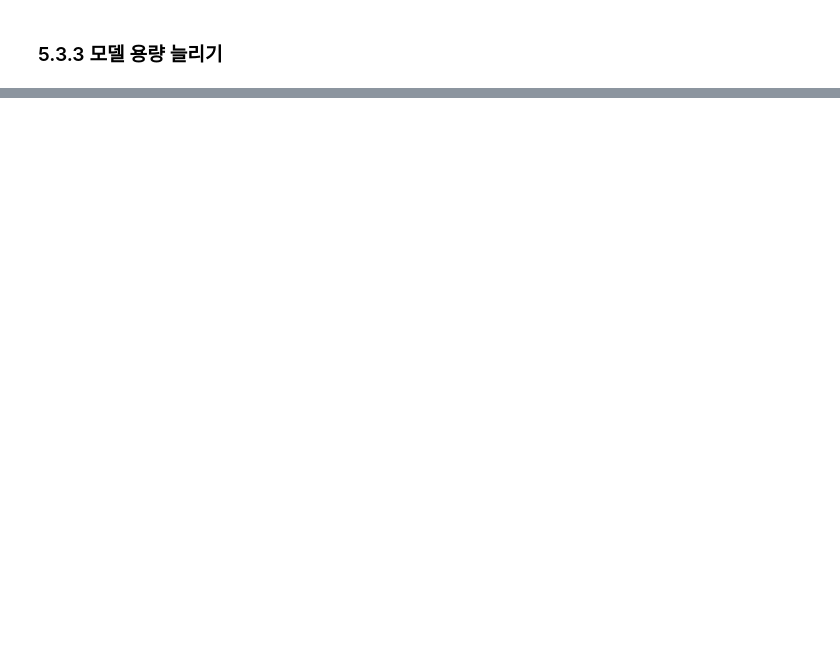
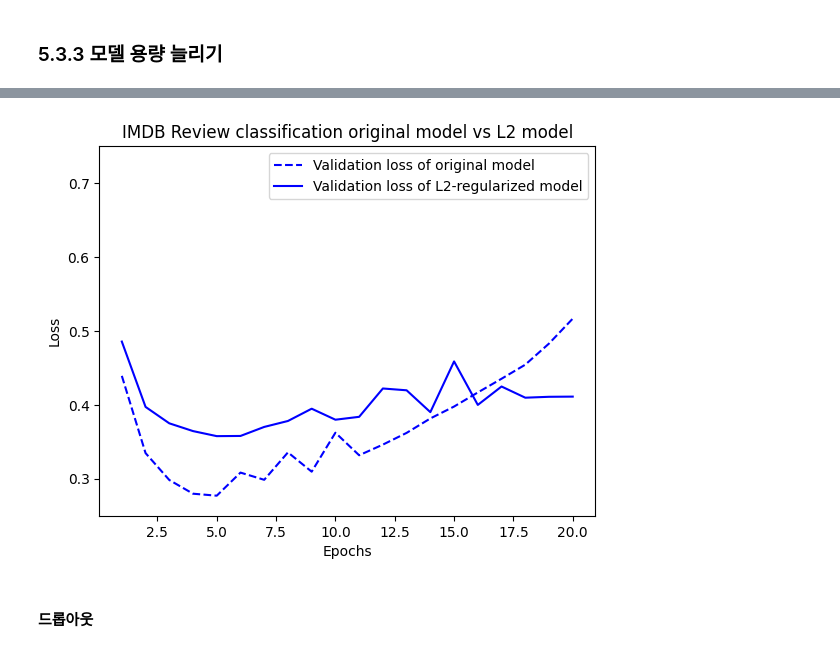
Before and after one commit to Parkseojin2001/Deep-learning_with_Python, a Jupyter notebook: chapter05_fundamentals_of_ml.ipynb, the cells around one changed output, grey strips where cells are left out. Drawn from its saved outputs; the diff is of its cells as text; code cells hidden in the pictures; blank space fills up the shorter version.

```diff
--- a/chapter05_fundamentals_of_ml.ipynb
+++ b/chapter05_fundamentals_of_ml.ipynb
@@ -226,0 +367,17 @@ plt.show()
+# %%
+# 모델에 L2 가중치 추가하기
+from tensorflow.keras import regularizers
+
+model = keras.Sequential([
+    layers.Dense(16, kernel_regularizer=regularizers.l2(0.002),
+                 activation="relu"),
+    layers.Dense(16, kernel_regularizer=regularizers.l2(0.002),
+                 activation="relu"),
+    layers.Dense(1, activation="sigmoid")
+])
+model.compile(optimizer="rmsprop",
+              loss="binary_crossentropy",
+              metrics=["accuracy"])
+history_l2_reg = model.fit(
+    train_data, train_labels,
+    epochs=20, batch_size=512, validation_split=0.4)
@@ -226,0 +402,18 @@ plt.show()
+# %%
+val_original = history_original.history["val_loss"]
+val_l2 = history_l2_reg.history["val_loss"]
+epochs = range(1, 21)
+plt.plot(epochs, val_original, "b--",
+         label="Validation loss of original model")
+plt.plot(epochs, val_l2, "b-",
+         label="Validation loss of L2-regularized model")
+plt.title("IMDB Review classification original model vs L2 model")
+plt.xlabel("Epochs")
+plt.ylabel("Loss")
+plt.ylim([0.25, 0.75])
+plt.legend()
+plt.show()
+# %% [output]
+[figure, added]
+# %% [markdown]
+#### 드롭아웃
```
Also changed, not shown: parts of 21 cells of this notebook.
